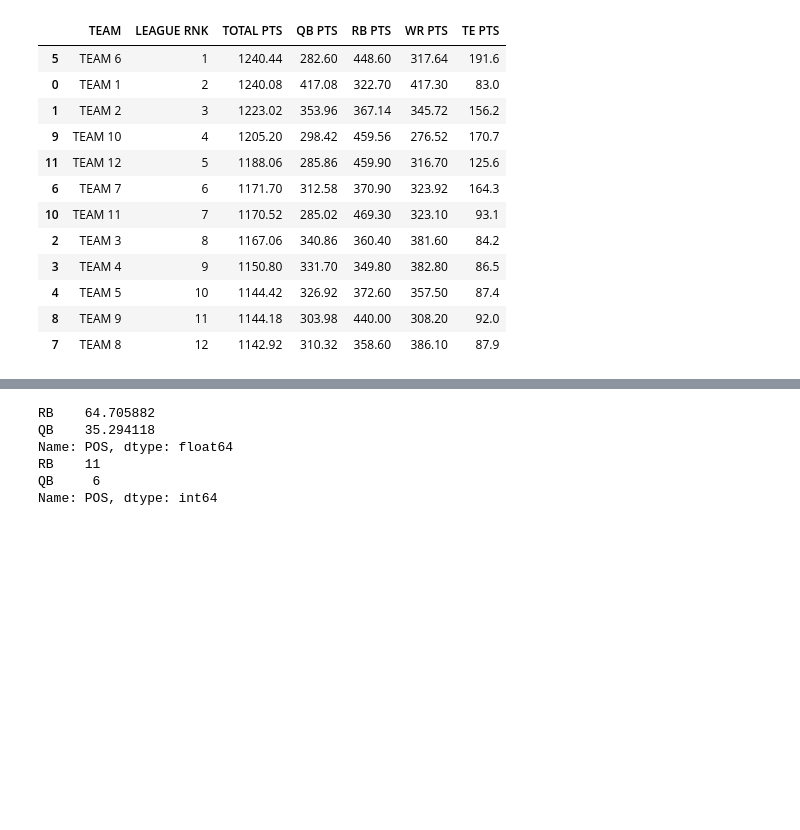
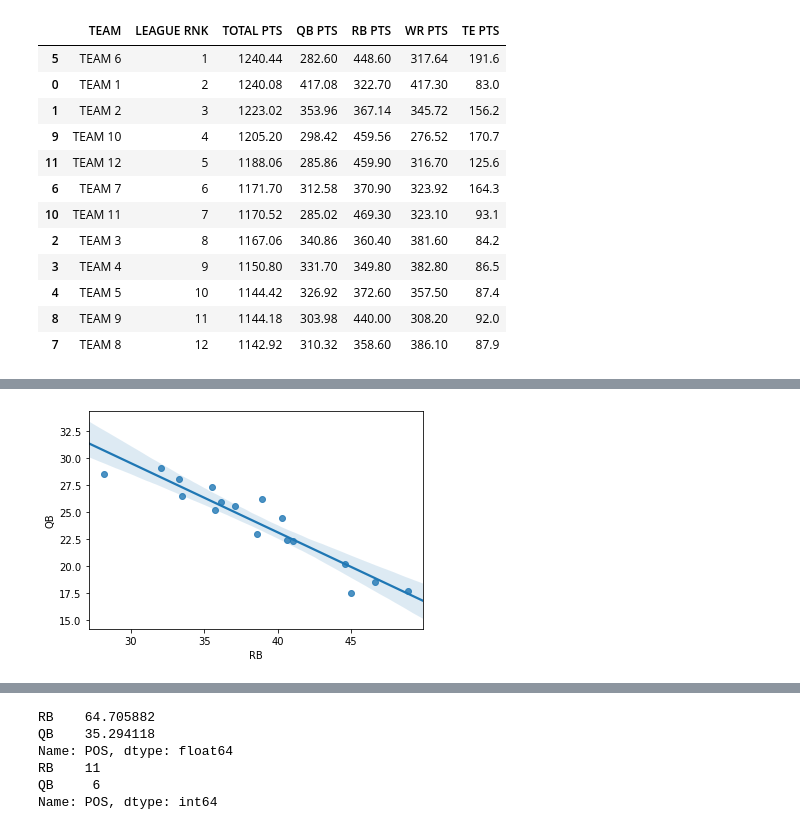
Before and after one commit to jlwalsh13/Capstone_1, a Jupyter notebook: ff_draft_sim.ipynb, the cells around one changed output, grey strips where cells are left out. Drawn from its saved outputs; the diff is of its cells as text; code cells hidden in the pictures; blank space fills up the shorter version.

```diff
--- a/ff_draft_sim.ipynb
+++ b/ff_draft_sim.ipynb
@@ -430,0 +458,5 @@ plt.show()
+# %%
+sns.regplot(y="QB", x="RB", data=player_percent_yr, fit_reg = True)
+plt.show()
+# %% [output]
+[figure, added]
```
Also changed, not shown: parts of 14 cells of this notebook, 1 other file.
